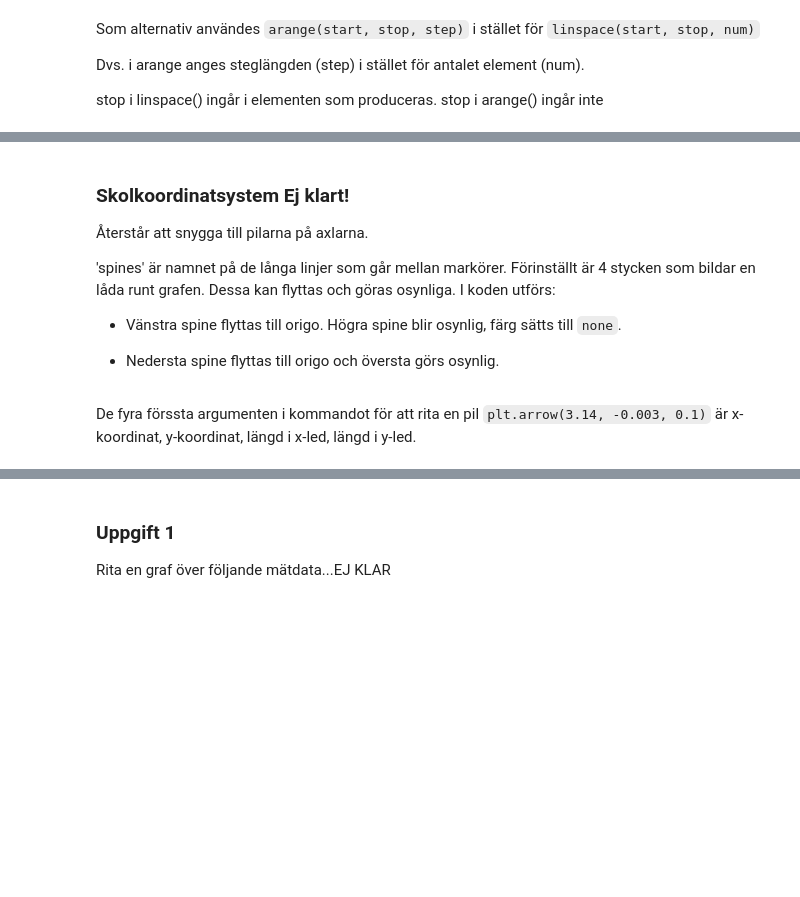
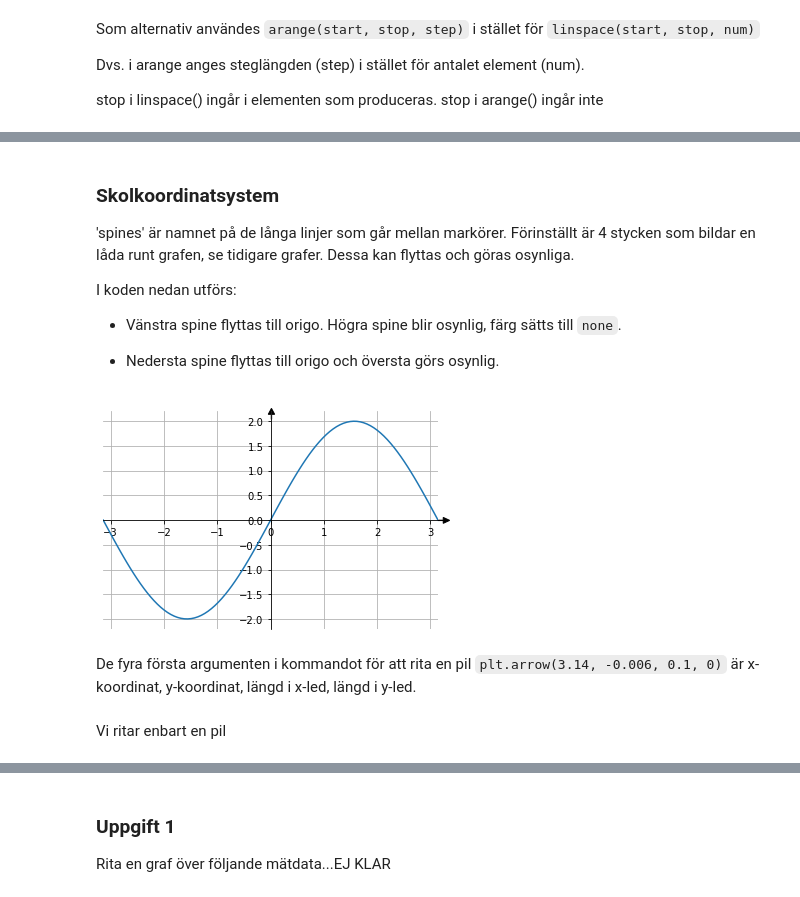
Before and after one commit to cognitrap/progr, a Jupyter notebook: plot2.ipynb, the cells around one changed output, grey strips where cells are left out. Saved outputs shown, nothing was run; the diff lists cells and outputs as text; code cells hidden in the pictures; blank space fills up the shorter version.

```diff
--- a/plot2.ipynb
+++ b/plot2.ipynb
@@ -307,10 +354,9 @@ print(t)
 # %% [markdown]
-### Skolkoordinatsystem Ej klart!
+### Skolkoordinatsystem
 
-Återstår att snygga till pilarna på axlarna.
+'spines' är namnet på de långa linjer som går mellan markörer. Förinställt är 4 stycken som bildar en låda runt grafen, se tidigare grafer. Dessa kan flyttas och göras osynliga.
 
-'spines' är namnet på de långa linjer som går mellan markörer. Förinställt är 4 stycken som bildar en låda runt grafen. Dessa kan flyttas och göras osynliga.
-I koden utförs:
+I koden nedan utförs:
 
 - Vänstra spine flyttas till origo. Högra spine blir osynlig, färg sätts till `none`.
 
@@ -318,34 +364,39 @@ I koden utförs:
 # %%
 import numpy as np
 import matplotlib.pyplot as plt
 
 
 #fig = plt.figure()
 
 x = np.linspace(-np.pi, np.pi, 100)
 y = 2*np.sin(x)
 
 ax = plt.gca() #Säger bara att vi vill arbeta med gällande bilds axlar: get current axes/chart
 
 ax.plot(x, y)
 ax.grid(True)
 ax.spines['left'].set_position('zero')
 ax.spines['right'].set_color('none')
 ax.spines['bottom'].set_position('zero')
 ax.spines['top'].set_color('none')
 
 plt.xlim(-np.pi,np.pi)
 
-plt.arrow(3.14, -0.003, 0.1, 0, width=0.015, color="k", clip_on=False, head_width=0.12, head_length=0.12)
-plt.arrow(0.003, 2, 0, 0.1, width=0.015, color="k", clip_on=False, head_width=0.12, head_length=0.12)
+#Lägger in pilarna
+plt.arrow(3.14, -0.006, 0.1, 0, width=0.007, color="k", clip_on=False, head_width=0.12, head_length=0.12)
+plt.arrow(0.016, 2.04, 0, 0.1, width=0.007, color="k", clip_on=False, head_width=0.12, head_length=0.12)
 
 
 
 
 plt.savefig("sin.png")
 plt.show()
+# %% [output]
+[figure, added]
 # %% [markdown]
-De fyra förssta argumenten i kommandot för att rita en pil `plt.arrow(3.14, -0.003, 0.1)` är x-koordinat, y-koordinat, längd i x-led, längd i y-led.
+De fyra första argumenten i kommandot för att rita en pil `plt.arrow(3.14, -0.006, 0.1, 0)` är x-koordinat, y-koordinat, längd i x-led, längd i y-led.
+# %% [markdown]
+Vi ritar enbart en pil
 # %%
 import numpy as np
 import matplotlib.pyplot as plt
```
Also changed, not shown: parts of 16 cells of this notebook, 3 other files.
